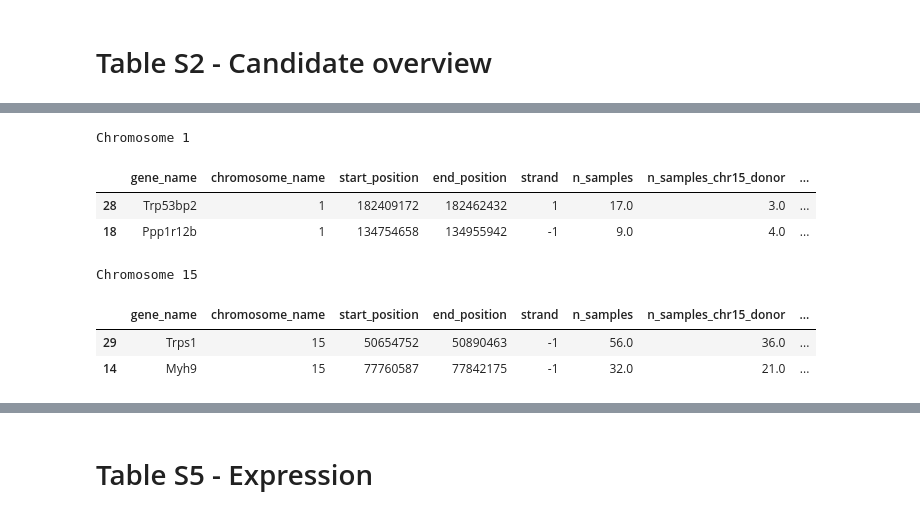
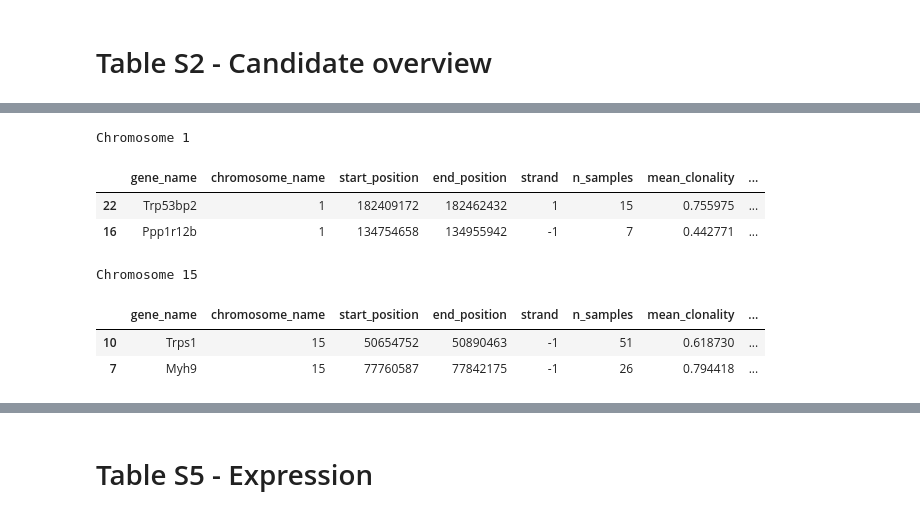
Before and after one commit to jrderuiter/ilc-sb-screen, a Jupyter notebook: notebooks/A. Supplemental tables.ipynb, the cells around one changed output, grey strips where cells are left out. Drawn from its saved outputs; the diff is of its cells as text; code cells hidden in the pictures.

```diff
--- a/notebooks/A. Supplemental tables.ipynb
+++ b/notebooks/A. Supplemental tables.ipynb
@@ -83,0 +116,12 @@ ranked_summary.to_excel('../reports/supplemental/tables/table_s2_candidate_overv
+# %%
+insertions_chr15 = pd.read_csv('../data/processed/sb/shear_splink/1868/'
+                              'insertions.cis.rbm.txt', sep='\t')
+
+insertions_chr1 = pd.read_csv('../data/processed/sb/shear_splink/1869/'
+                              'insertions.cis.rbm.txt', sep='\t')
+
+cis_bias = pd.DataFrame({'gene_name': ranked_summary['gene_name']})
+cis_bias['cis_chr15_donor'] = cis_bias['gene_name'].isin(insertions_chr15['gene_name'])
+cis_bias['cis_chr1_donor'] = cis_bias['gene_name'].isin(insertions_chr1['gene_name'])
+
+cis_bias.head()
@@ -83,0 +135,22 @@ ranked_summary.to_excel('../reports/supplemental/tables/table_s2_candidate_overv
+# %%
+# Merge everything.
+candidate_overview = (
+    bm_annotation
+    .pipe(pd.merge, right=ranked_summary, on='gene_name', how='right')
+    .pipe(pd.merge, right=gene_bias, on='gene_name', how='left')
+    .pipe(pd.merge, right=cis_bias, on='gene_name', how='left')
+    .sort_values('n_samples', ascending=False))
+
+# Re-order columns for legibility.
+#candidate_overview = candidate_overview[
+#    ['gene_name', 'chromosome_name', 'start_position', 'end_position',
+#     'strand', 'n_samples', 'n_samples_chr15_donor', 'n_samples_chr1_donor',
+#     'donor_bias_pval', 'donor_bias_qval', 'cis_chr15_donor', 'cis_chr1_donor',
+#     'mean_clonality', 'sense_fraction_weighted']]
+
+# Sort by frequency/clonality.
+candidate_overview.sort_values(
+    ['n_samples', 'mean_clonality'],
+    ascending=False, inplace=True)
+
+candidate_overview.head()
@@ -84,16 +166,16 @@ ranked_summary.to_excel('../reports/supplemental/tables/table_s2_candidate_overv
 # %%
 from IPython.display import display
 
 # Print donor chromosome genes.
 for chrom in ['1', '15']:
     print('Chromosome {}'.format(chrom))
-    display(ranked_summary.query('chromosome_name == {!r}'.format(chrom)))
+    display(candidate_overview.query('chromosome_name == {!r}'.format(chrom)))
 # %% [output]
 Chromosome 1
-|  | gene_name | chromosome_name | start_position | end_position | strand | n_samples | n_samples_chr15_donor | ... |
-| 28 | Trp53bp2 | 1 | 182409172 | 182462432 | 1 | 17.0 | 3.0 | ... |
-| 18 | Ppp1r12b | 1 | 134754658 | 134955942 | -1 | 9.0 | 4.0 | ... |
+|  | gene_name | chromosome_name | start_position | end_position | strand | n_samples | mean_clonality | ... |
+| 22 | Trp53bp2 | 1 | 182409172 | 182462432 | 1 | 15 | 0.755975 | ... |
+| 16 | Ppp1r12b | 1 | 134754658 | 134955942 | -1 | 7 | 0.442771 | ... |
 Chromosome 15
-|  | gene_name | chromosome_name | start_position | end_position | strand | n_samples | n_samples_chr15_donor | ... |
-| 29 | Trps1 | 15 | 50654752 | 50890463 | -1 | 56.0 | 36.0 | ... |
-| 14 | Myh9 | 15 | 77760587 | 77842175 | -1 | 32.0 | 21.0 | ... |
+|  | gene_name | chromosome_name | start_position | end_position | strand | n_samples | mean_clonality | ... |
+| 10 | Trps1 | 15 | 50654752 | 50890463 | -1 | 51 | 0.618730 | ... |
+| 7 | Myh9 | 15 | 77760587 | 77842175 | -1 | 26 | 0.794418 | ... |
```
Also changed, not shown: parts of 18 cells of this notebook, 3 other files.
